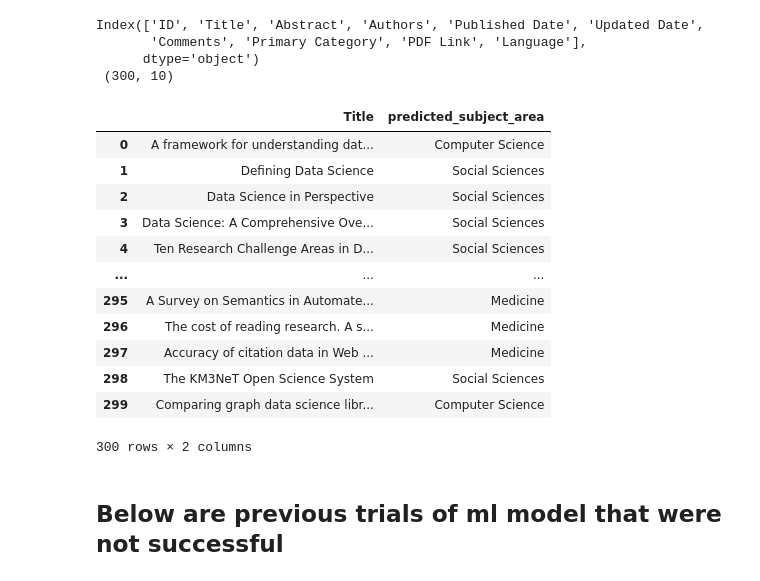
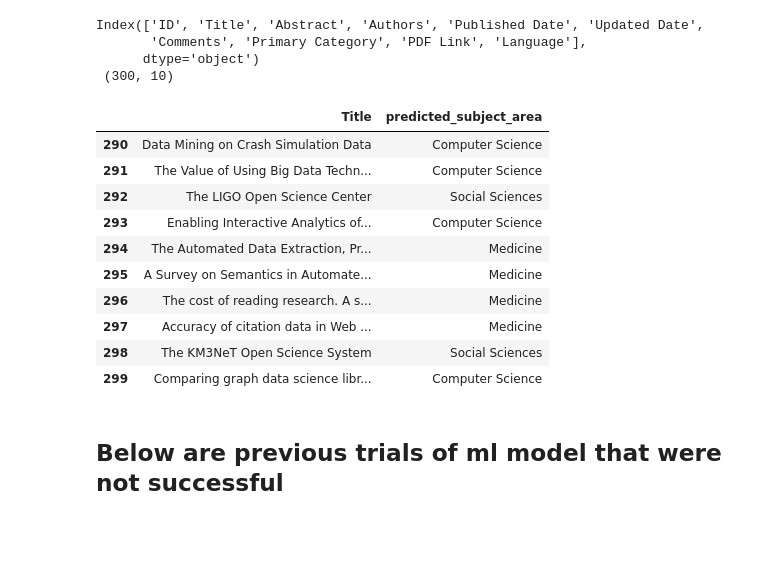
Before and after one commit to sunatchaa/Data-Sci-project, a Jupyter notebook: src/subject_predict.ipynb, the cells around one changed output. Drawn from its saved outputs; the diff is of its cells as text; code cells hidden in the pictures; blank space fills up the shorter version.

```diff
--- a/src/ml model.ipynb
+++ b/src/subject_predict.ipynb
@@ -9,7 +9,7 @@ path = os.path.join(script_dir, "../results/data_formatted_subjectAreas.csv")
 
 df = pd.read_csv(path)
 
-df.dropna(subset=['Title', 'Abstract', 'Author Keywords', 'Publication Name'], inplace=True)
+df.dropna(subset=['Title', 'Abstract', 'Publication Name'], inplace=True)
 # %% [output]
 c:\Users\PangSunatcha\OneDrive - Chulalongkorn University\Documents\Y2S1 files\Data Sci\proj\Data-Sci-project\src
 # %%
@@ -147,40 +147,38 @@ Index(['ID', 'Title', 'Abstract', 'Authors', 'Published Date', 'Updated Date',
 # %%
 arxiv["publicationName"] = ''
 
 # Preprocess the required columns from the scopus DataFrame
 scopus_transformed_title = title_vectorizer.transform(arxiv['Title'].fillna(''))
 scopus_transformed_abstract = abstract_vectorizer.transform(arxiv['Abstract'].fillna(''))
 scopus_transformed_publication = publication_vectorizer.transform(arxiv['publicationName'].fillna(''))
 
 # Combine the features using hstack
 arxiv_combined_features = hstack([
     scopus_transformed_title,
     scopus_transformed_abstract,
     scopus_transformed_publication
 ])
 
 # Use the trained model to predict subject areas
 arxiv_predictions = classifier.predict(arxiv_combined_features)
 
 # Decode the predicted labels to the original subject area names
 arxiv['predicted_subject_area'] = label_encoder.inverse_transform(arxiv_predictions)
 
 # Display the results
-arxiv[['Title', 'predicted_subject_area']]
+arxiv[['Title', 'predicted_subject_area']].tail(10)
 # %% [output]
 |  | Title | predicted_subject_area |
-| 0 | A framework for understanding dat... | Computer Science |
-| 1 | Defining Data Science | Social Sciences |
-| 2 | Data Science in Perspective | Social Sciences |
-| 3 | Data Science: A Comprehensive Ove... | Social Sciences |
-| 4 | Ten Research Challenge Areas in D... | Social Sciences |
-| ... | ... | ... |
+| 290 | Data Mining on Crash Simulation Data | Computer Science |
+| 291 | The Value of Using Big Data Techn... | Computer Science |
+| 292 | The LIGO Open Science Center | Social Sciences |
+| 293 | Enabling Interactive Analytics of... | Computer Science |
+| 294 | The Automated Data Extraction, Pr... | Medicine |
 | 295 | A Survey on Semantics in Automate... | Medicine |
 | 296 | The cost of reading research. A s... | Medicine |
 | 297 | Accuracy of citation data in Web ... | Medicine |
 | 298 | The KM3NeT Open Science System | Social Sciences |
 | 299 | Comparing graph data science libr... | Computer Science |
-300 rows × 2 columns
 # %%
 arxiv.to_csv(os.path.join(script_dir, "../results/predicted_arxiv.csv"))
 # %% [markdown]
```
Also changed, not shown: 1 other file.
